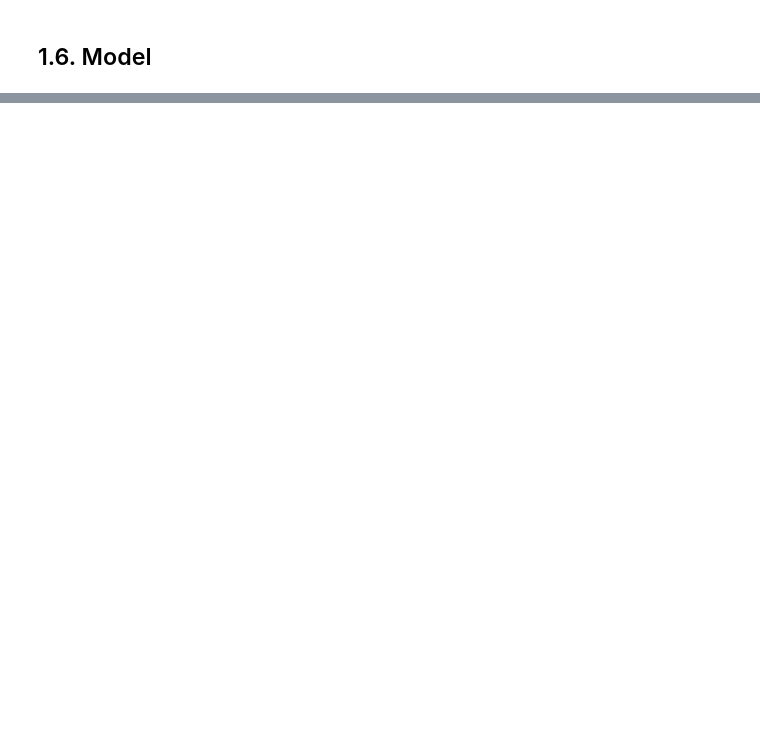
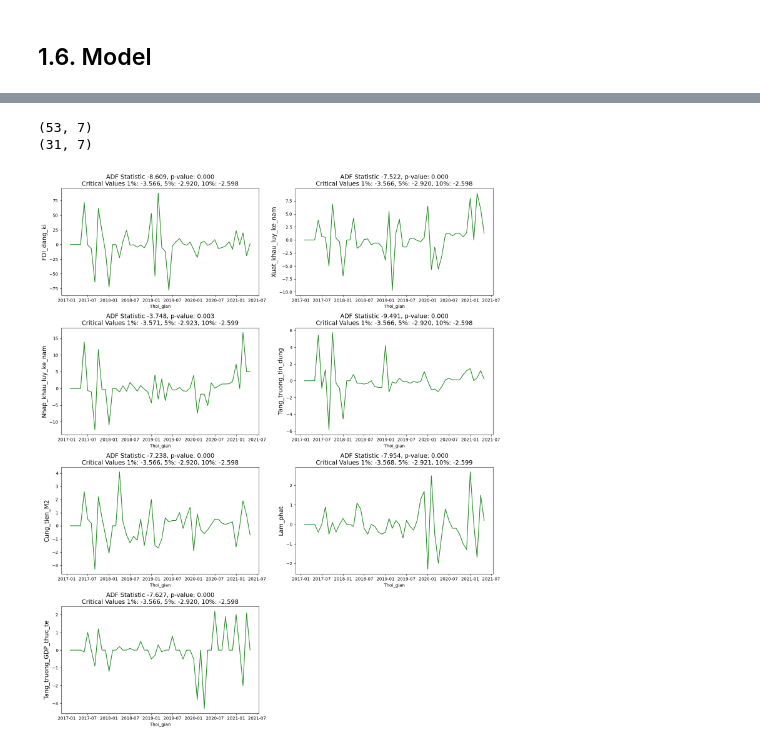
Before and after one commit to ngthtuyen9823/Viet-Nam-Macroeconomics-Analysis, a Jupyter notebook: vietnam_macro_economic_by_month copy.ipynb, the cells around one changed output, grey strips where cells are left out. Cells and saved outputs as stored; diff of their text form; code cells hidden in the pictures; blank space fills up the shorter version.

```diff
--- a/vietnam_macro_economic_by_month copy.ipynb
+++ b/vietnam_macro_economic_by_month copy.ipynb
@@ -461,0 +373,11 @@ plt.show()
+# %%
+df_train, df_test = data['2017-01-01':'2021-05-01'], data['2021-06-01':'2023-12-01']
+
+# Check size
+print(df_train.shape)  # (119, 8)
+print(df_test.shape)  # (4, 8)
+# %% [output]
+(53, 7)
+(31, 7)
+# %%
+df_differenced = df_train.diff().dropna()
@@ -461,0 +390,19 @@ plt.show()
+# %%
+columns = ['FDI_dang_ki', 'Xuat_khau_luy_ke_nam', 'Nhap_khau_luy_ke_nam',
+           'Tang_truong_tin_dung', 'Cung_tien_M2', 'Lam_phat', 'Tang_truong_GDP_thuc_te']
+
+f, ax = plt.subplots(nrows=4, ncols=2, figsize=(15, 18))
+
+for i, column in enumerate(columns):
+    row = i // 2
+    col = i % 2
+    visualize_adfuller_results(df_differenced[column], column, ax[row, col])
+
+# Remove empty subplots if has
+if len(columns) % 2 != 0:
+    f.delaxes(ax[len(columns) // 2, 1])
+
+plt.tight_layout()
+plt.show()
+# %% [output]
+[figure, added]
```
Also changed, not shown: parts of 44 cells of this notebook.
